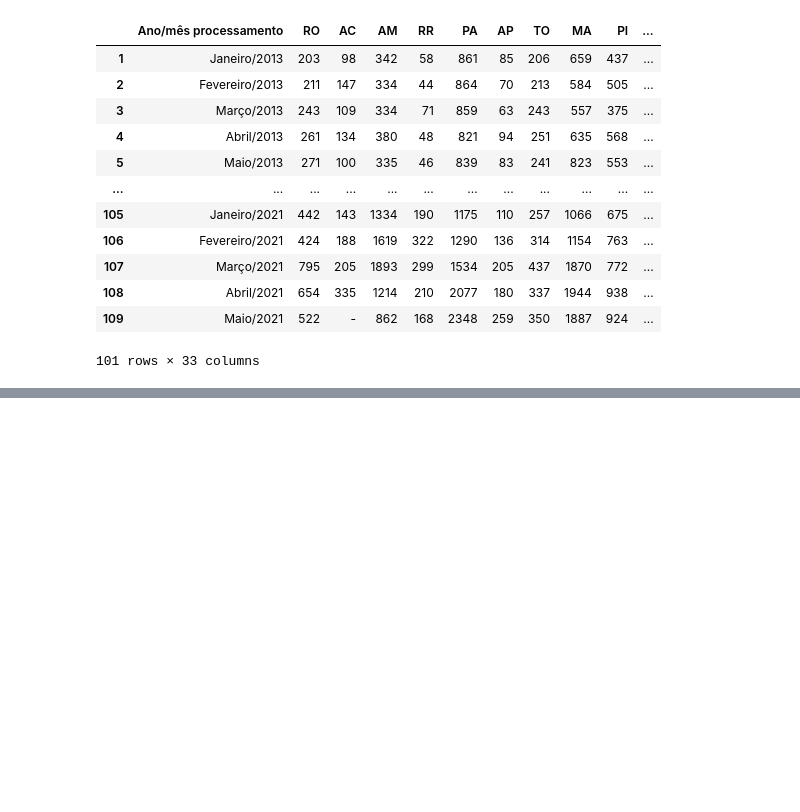
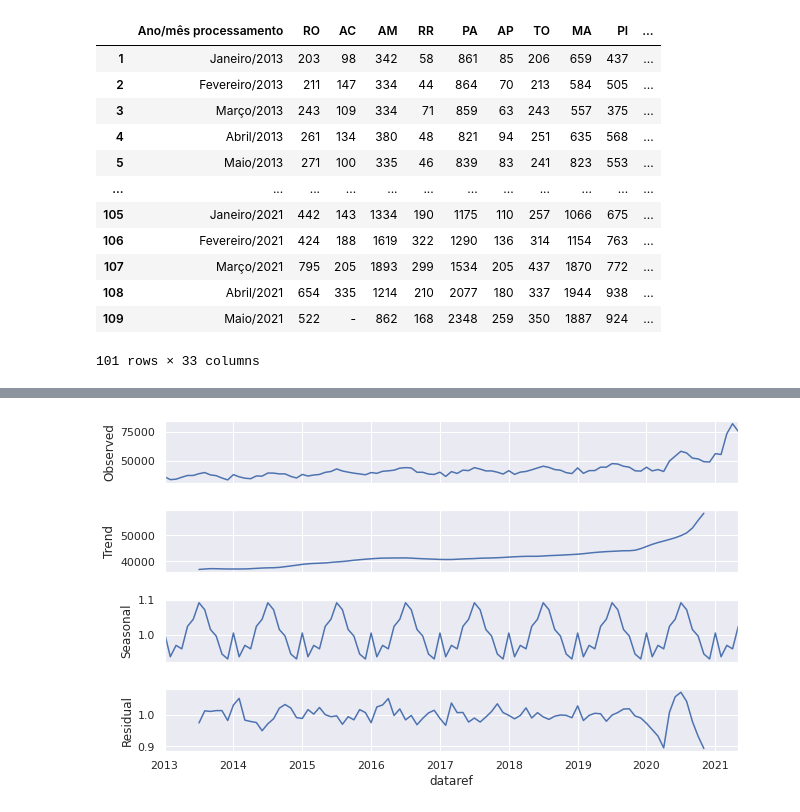
Before and after one commit to lvb86/PD_LSTM_GA, a Jupyter notebook: code/Obitos_Tabnet_2013_2021.ipynb, the cells around one changed output, grey strips where cells are left out. Cells and saved outputs as stored; diff of their text form; code cells hidden in the pictures; blank space fills up the shorter version.

```diff
--- a/code/Obitos_Tabnet_2013_2021.ipynb
+++ b/code/Obitos_Tabnet_2013_2021.ipynb
@@ -179,0 +212,2 @@ tabnet
+# %%
+tabnet['dataref'] = tabnet.Ano_mes + '-01'
@@ -179,0 +216,3 @@ tabnet
+# %%
+dec = tabnet
+dec.index = pd.to_datetime(tabnet.dataref, format= '%Y-0%m-%d',errors='coerce')
@@ -179,0 +257,10 @@ tabnet
+# %%
+decomposicao = seasonal_decompose(dec.Total, model = 'multiplicative')
+sns.set_theme()
+style.use(DefStyle)
+ax = decomposicao.plot()
+plt.gcf().set_size_inches(DefSize)
+
+plt.show();
+# %% [output]
+[figure, added]
```
Also changed, not shown: parts of 7 cells of this notebook.
